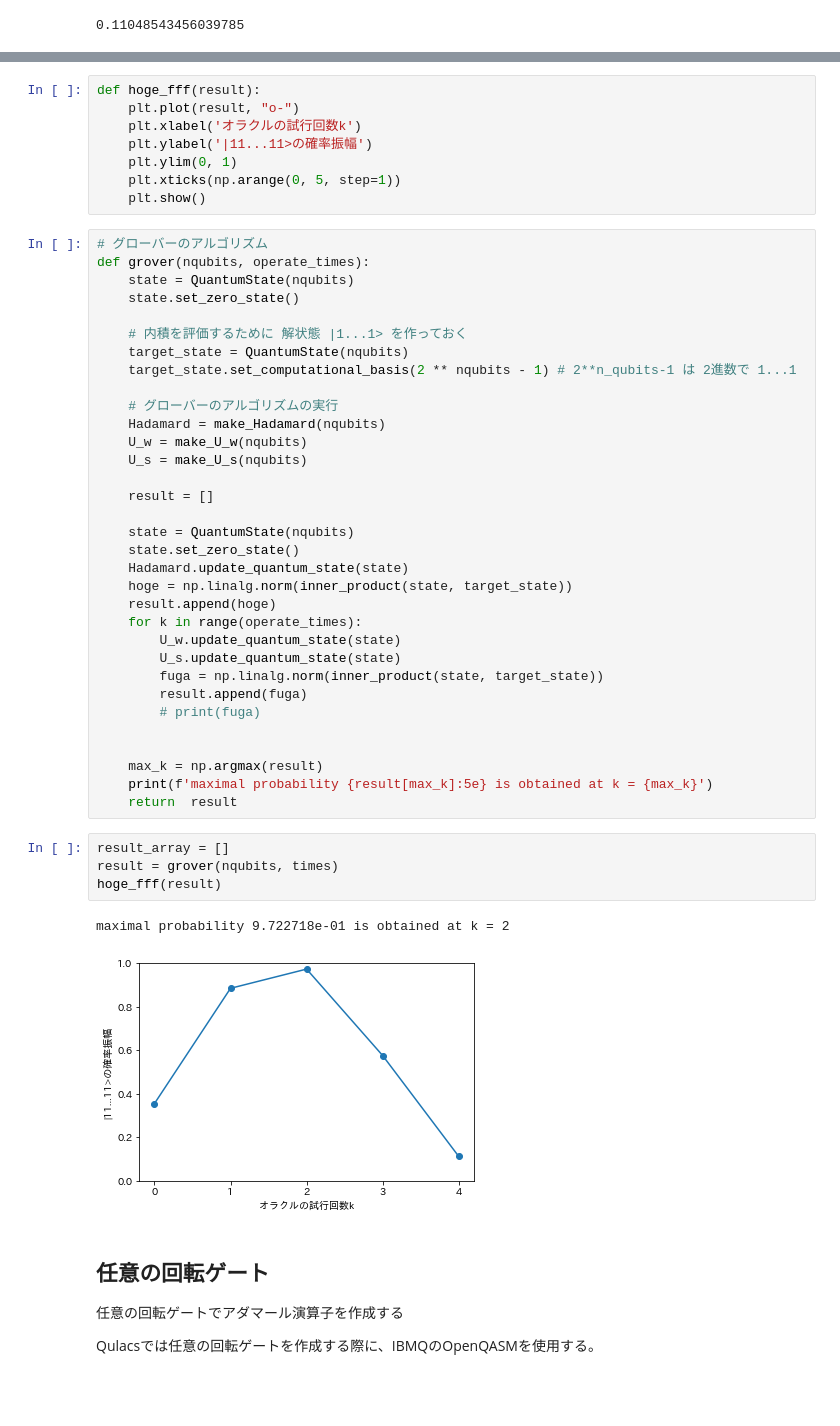
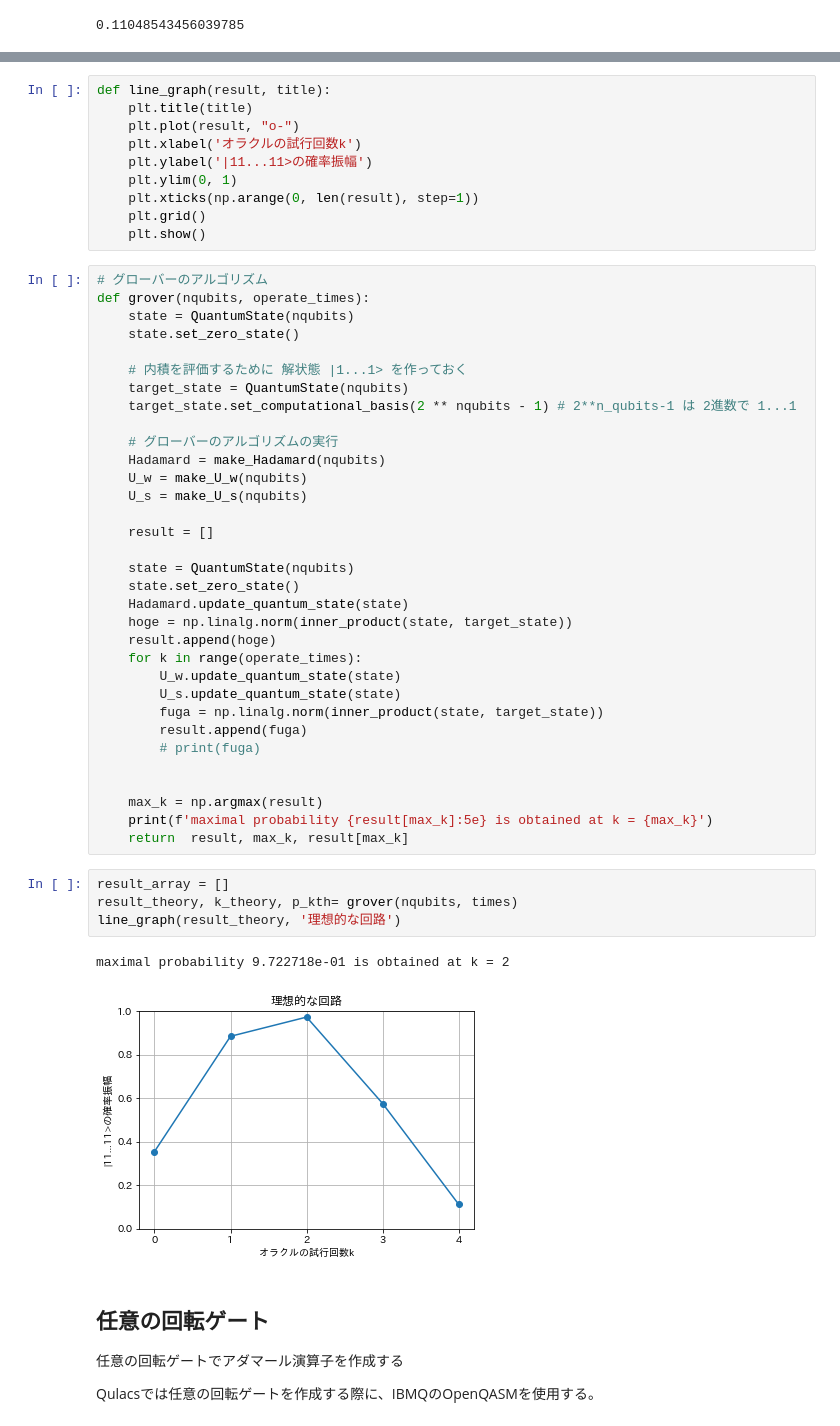
Before and after one commit to KaitoMuraoka/Hadamard-transform-with-misaligned-angles, a Jupyter notebook: Main.ipynb, the cells around one changed output, grey strips where cells are left out. Saved outputs shown, nothing was run; the diff lists cells and outputs as text; blank space fills up the shorter version.

```diff
--- a/Main.ipynb
+++ b/Main.ipynb
@@ -231,10 +232,12 @@ plt.plot(avg_result, "o-")
 # %%
-def hoge_fff(result):
+def line_graph(result, title):
+    plt.title(title)
     plt.plot(result, "o-")
     plt.xlabel('オラクルの試行回数k')
     plt.ylabel('|11...11>の確率振幅')
     plt.ylim(0, 1)
-    plt.xticks(np.arange(0, 5, step=1))
+    plt.xticks(np.arange(0, len(result), step=1))
+    plt.grid()
     plt.show()
 # %%
 # グローバーのアルゴリズム
@@ -268,14 +271,14 @@ def grover(nqubits, operate_times):
 
     max_k = np.argmax(result)
     print(f'maximal probability {result[max_k]:5e} is obtained at k = {max_k}')
-    return  result
+    return  result, max_k, result[max_k]
 # %%
 result_array = []
-result = grover(nqubits, times)
-hoge_fff(result)
+result_theory, k_theory, p_kth= grover(nqubits, times)
+line_graph(result_theory, '理想的な回路')
 # %% [output]
 maximal probability 9.722718e-01 is obtained at k = 2
-[figure, old version]
+[figure, new version]
 # %% [markdown]
 ## 任意の回転ゲート
 任意の回転ゲートでアダマール演算子を作成する
```
Also changed, not shown: parts of 11 cells of this notebook.
